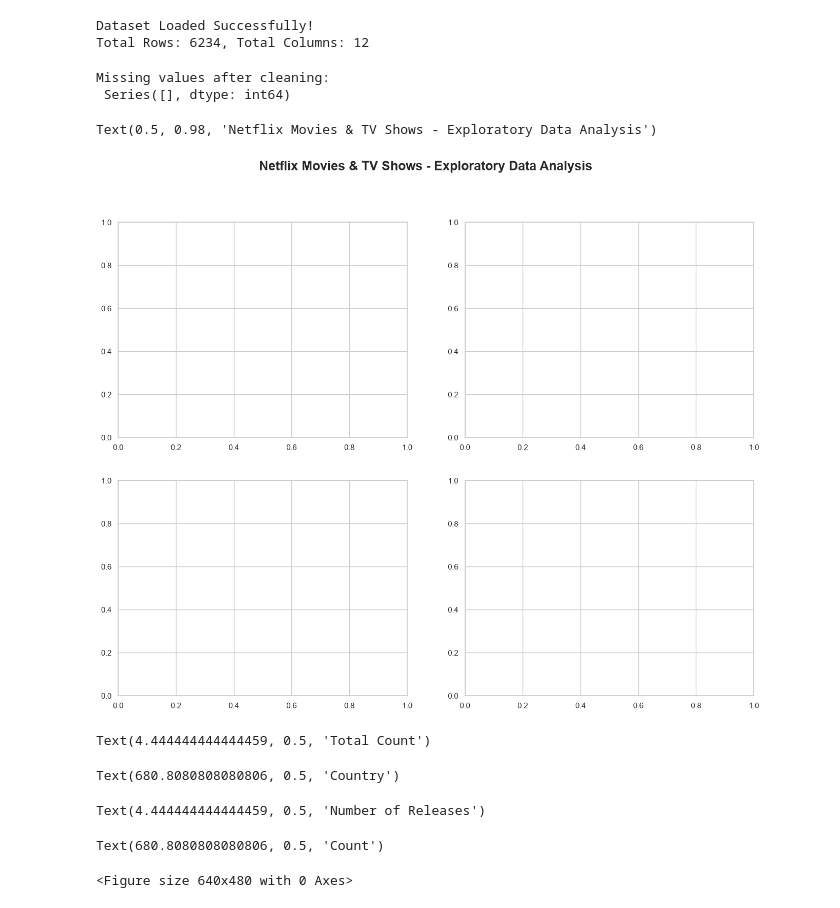
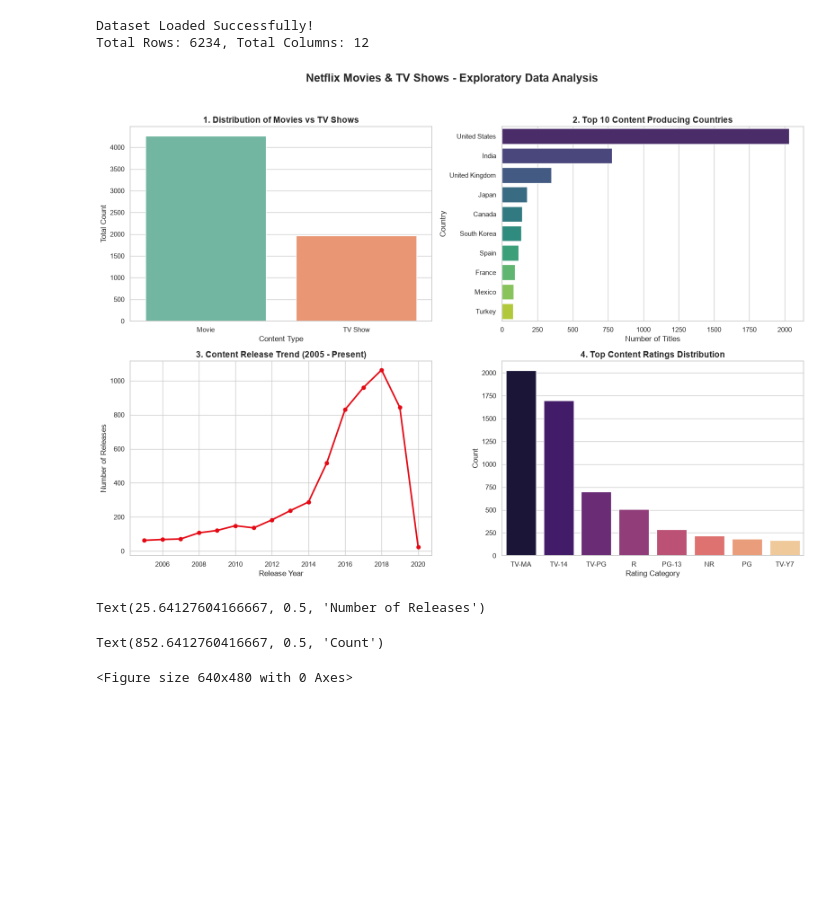
Before and after one commit to samruddhi96-S/Netflix-Data-Analysis, a Jupyter notebook: netflix_analysis.ipynb, the cells around one changed output. Saved outputs shown, nothing was run; the diff lists cells and outputs as text; code cells hidden in the pictures; blank space fills up the shorter version.

Commit message:
Added complete Netflix EDA dashboard

```diff
--- a/netflix_analysis.ipynb
+++ b/netflix_analysis.ipynb
@@ -14,40 +14,42 @@ print(f"Total Rows: {df.shape[0]}, Total Columns: {df.shape[1]}\n")
 # %% [output]
 Dataset Loaded Successfully!
 Total Rows: 6234, Total Columns: 12
-# %%
-df['country'] = df['country'].fillna('Unknown')
-df['director'] = df['director'].fillna('Not Specified')
-df['cast'] = df['cast'].fillna('Not Specified')
-# %%
-df.dropna(subset=['date_added', 'rating'], inplace=True)
-# %%
-df['year_added'] = pd.to_datetime(df['date_added'].str.strip(), errors='coerce').dt.year
-
-print("Missing values after cleaning:\n", df.isnull().sum()[df.isnull().sum() > 0])
-# %% [output]
-Missing values after cleaning:
- Series([], dtype: int64)
-# %%
-fig, axes = plt.subplots(2, 2, figsize=(16, 12))
-fig.suptitle('Netflix Movies & TV Shows - Exploratory Data Analysis', fontsize=18, fontweight='bold')
-# %% [output]
-Text(0.5, 0.98, 'Netflix Movies & TV Shows - Exploratory Data Analysis')
-[figure, removed]
-# %%
-sns.countplot(data=df, x='type', ax=axes[0, 0], hue='type', palette='Set2', legend=False)
-axes[0, 0].set_title('1. Distribution of Movies vs TV Shows', fontsize=14, fontweight='bold')
-axes[0, 0].set_xlabel('Content Type')
-axes[0, 0].set_ylabel('Total Count')
-# %% [output]
-Text(4.444444444444459, 0.5, 'Total Count')
-# %%
-top_countries = df[df['country'] != 'Unknown']['country'].value_counts().head(10)
-sns.barplot(x=top_countries.values, y=top_countries.index, ax=axes[0, 1], hue=top_countries.index, palette='viridis', legend=False)
-axes[0, 1].set_title('2. Top 10 Content Producing Countries', fontsize=14, fontweight='bold')
-axes[0, 1].set_xlabel('Number of Titles')
-axes[0, 1].set_ylabel('Country')
-# %% [output]
-Text(680.8080808080806, 0.5, 'Country')
+# %%
+fig, axes = plt.subplots(2, 2, figsize=(16, 12))
+fig.suptitle('Netflix Movies & TV Shows - Exploratory Data Analysis', fontsize=18, fontweight='bold')
+
+# Chart 1: Movies vs TV Shows Distribution
+sns.countplot(data=df, x='type', ax=axes[0, 0], hue='type', palette='Set2', legend=False)
+axes[0, 0].set_title('1. Distribution of Movies vs TV Shows', fontsize=14, fontweight='bold')
+axes[0, 0].set_xlabel('Content Type')
+axes[0, 0].set_ylabel('Total Count')
+
+# Chart 2: Top 10 Content Producing Countries
+top_countries = df[df['country'] != 'Unknown']['country'].value_counts().head(10)
+sns.barplot(x=top_countries.values, y=top_countries.index, ax=axes[0, 1], hue=top_countries.index, palette='viridis', legend=False)
+axes[0, 1].set_title('2. Top 10 Content Producing Countries', fontsize=14, fontweight='bold')
+axes[0, 1].set_xlabel('Number of Titles')
+axes[0, 1].set_ylabel('Country')
+
+# Chart 3: Content Release Trend (2005 Onwards)
+yearly_trend = df[df['release_year'] >= 2005]['release_year'].value_counts().sort_index()
+axes[1, 0].plot(yearly_trend.index, yearly_trend.values, marker='o', color='#E50914', linewidth=2.5)
+axes[1, 0].set_title('3. Content Release Trend (2005 - Present)', fontsize=14, fontweight='bold')
+axes[1, 0].set_xlabel('Release Year')
+axes[1, 0].set_ylabel('Number of Releases')
+
+# Chart 4: Top Content Ratings Distribution
+top_ratings = df['rating'].value_counts().head(8)
+sns.barplot(x=top_ratings.index, y=top_ratings.values, ax=axes[1, 1], hue=top_ratings.index, palette='magma', legend=False)
+axes[1, 1].set_title('4. Top Content Ratings Distribution', fontsize=14, fontweight='bold')
+axes[1, 1].set_xlabel('Rating Category')
+axes[1, 1].set_ylabel('Count')
+
+plt.tight_layout(rect=[0, 0.03, 1, 0.95])
+plt.savefig('netflix_eda_dashboard.png', dpi=300)
+plt.show()
+# %% [output]
+[figure, added]
 # %%
 yearly_trend = df[df['release_year'] >= 2005]['release_year'].value_counts().sort_index()
 axes[1, 0].plot(yearly_trend.index, yearly_trend.values, marker='o', color='#E50914', linewidth=2.5)
@@ -55,7 +57,7 @@ axes[1, 0].set_title('3. Content Release Trend (2005 - Present)', fontsize=14, f
 axes[1, 0].set_xlabel('Release Year')
 axes[1, 0].set_ylabel('Number of Releases')
 # %% [output]
-Text(4.444444444444459, 0.5, 'Number of Releases')
+Text(25.64127604166667, 0.5, 'Number of Releases')
 # %%
 top_ratings = df['rating'].value_counts().head(8)
 sns.barplot(x=top_ratings.index, y=top_ratings.values, ax=axes[1, 1], hue=top_ratings.index, palette='magma', legend=False)
@@ -63,7 +65,7 @@ axes[1, 1].set_title('4. Top Content Ratings Distribution', fontsize=14, fontwei
 axes[1, 1].set_xlabel('Rating Category')
 axes[1, 1].set_ylabel('Count')
 # %% [output]
-Text(680.8080808080806, 0.5, 'Count')
+Text(852.6412760416667, 0.5, 'Count')
 # %%
 plt.tight_layout(rect=[0, 0.03, 1, 0.95])
 plt.savefig('netflix_eda_dashboard.png', dpi=300) # Saves high-res image for LinkedIn/README
```
Also changed, not shown: parts of 1 cell of this notebook, 1 other file.
